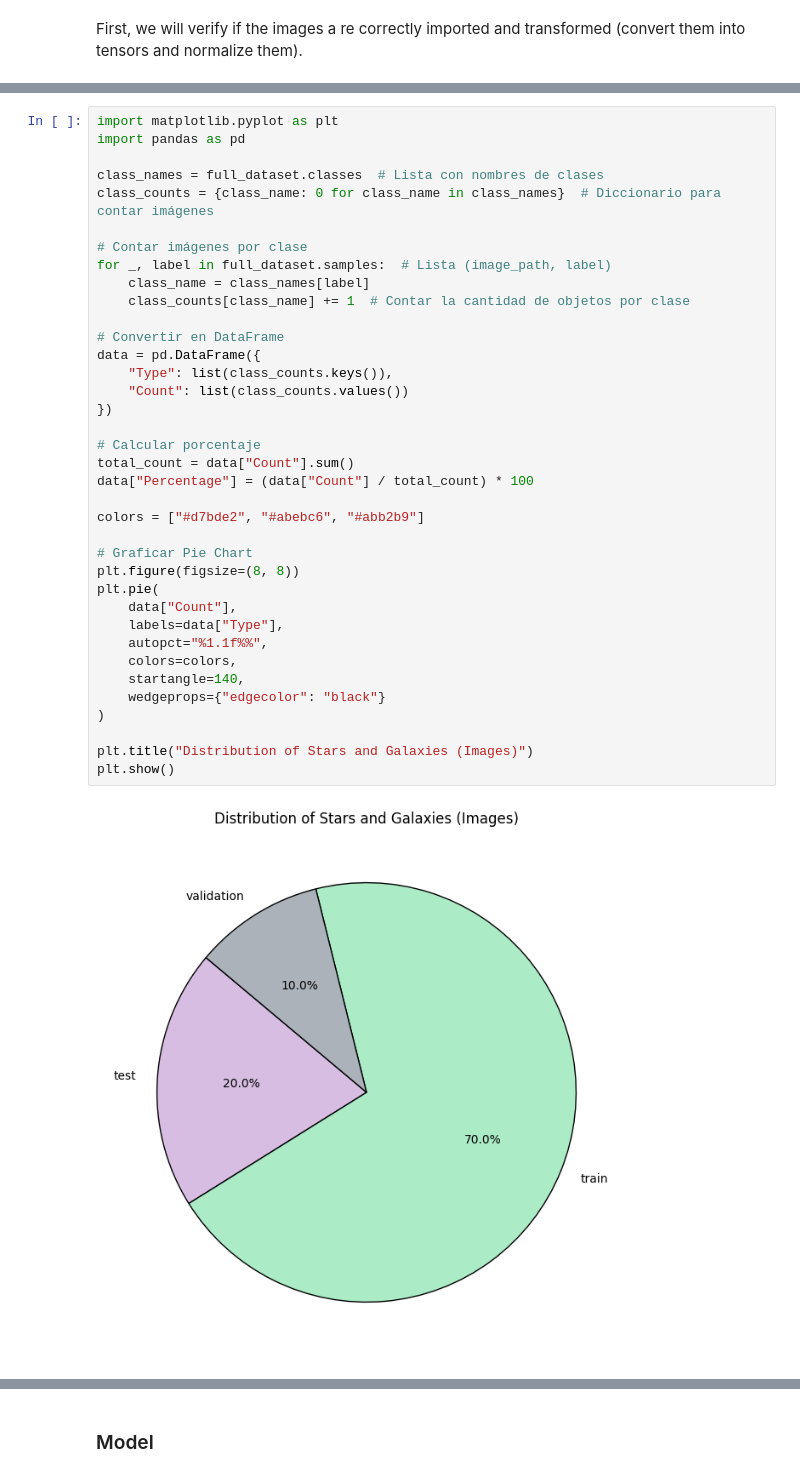
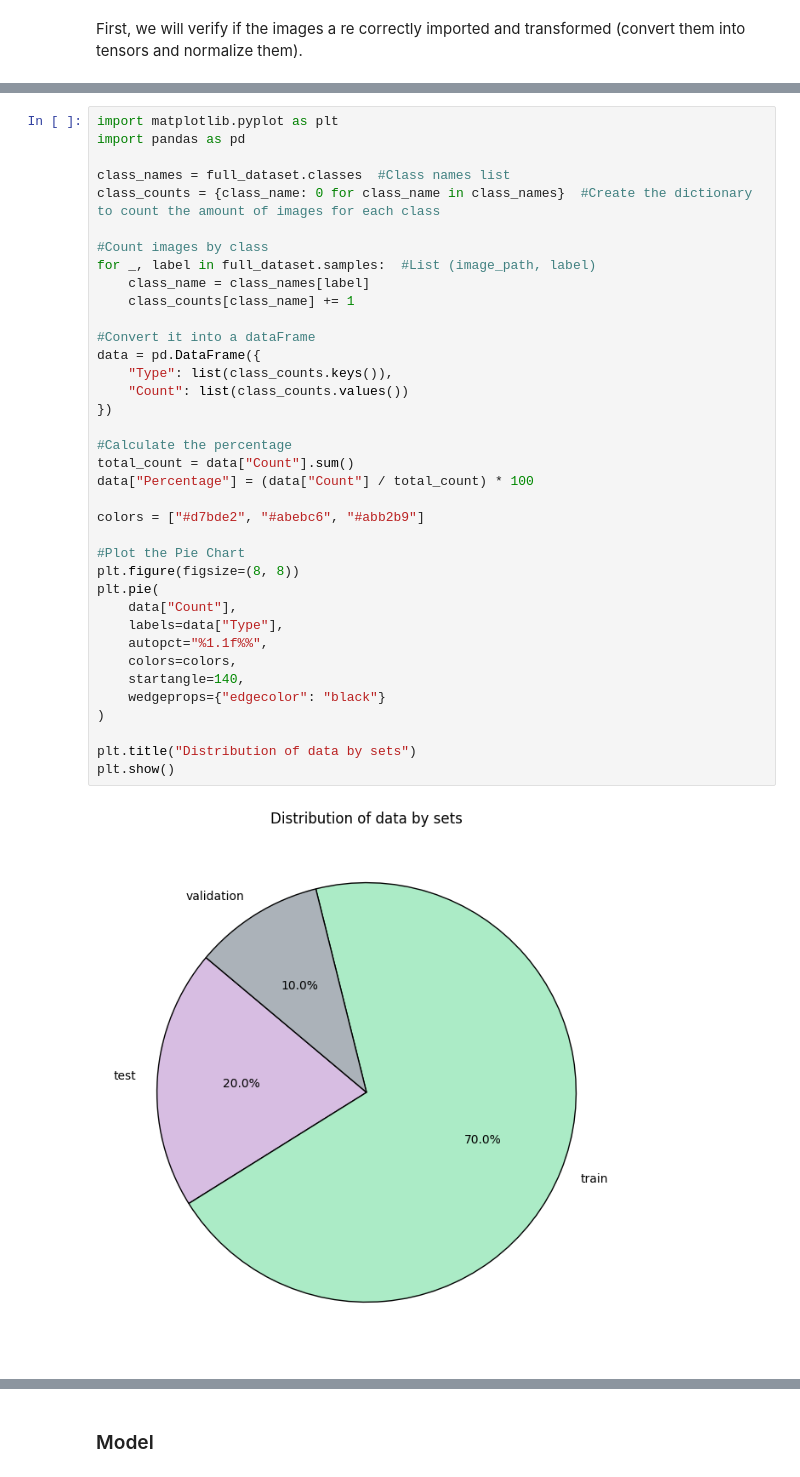
Before and after one commit to Gonzatorra/bigDataAstronomy, a Jupyter notebook: process.ipynb, the cells around one changed output, grey strips where cells are left out. Cells and saved outputs as stored; diff of their text form.

Commit message:
plots

```diff
--- a/process.ipynb
+++ b/process.ipynb
@@ -624,42 +722,42 @@ show_images(train_loader, mean, std, num_images=8)
 # %%
 import matplotlib.pyplot as plt
 import pandas as pd
 
-class_names = full_dataset.classes  # Lista con nombres de clases
-class_counts = {class_name: 0 for class_name in class_names}  # Diccionario para contar imágenes
+class_names = full_dataset.classes  #Class names list
+class_counts = {class_name: 0 for class_name in class_names}  #Create the dictionary to count the amount of images for each class
 
-# Contar imágenes por clase
-for _, label in full_dataset.samples:  # Lista (image_path, label)
+#Count images by class
+for _, label in full_dataset.samples:  #List (image_path, label)
     class_name = class_names[label]
-    class_counts[class_name] += 1  # Contar la cantidad de objetos por clase
+    class_counts[class_name] += 1
 
-# Convertir en DataFrame
+#Convert it into a dataFrame
 data = pd.DataFrame({
     "Type": list(class_counts.keys()),
     "Count": list(class_counts.values())
 })
 
-# Calcular porcentaje
+#Calculate the percentage
 total_count = data["Count"].sum()
 data["Percentage"] = (data["Count"] / total_count) * 100
 
 colors = ["#d7bde2", "#abebc6", "#abb2b9"]
 
-# Graficar Pie Chart
+#Plot the Pie Chart
 plt.figure(figsize=(8, 8))
 plt.pie(
     data["Count"],
     labels=data["Type"],
     autopct="%1.1f%%",
     colors=colors,
     startangle=140,
     wedgeprops={"edgecolor": "black"}
 )
 
-plt.title("Distribution of Stars and Galaxies (Images)")
+plt.title("Distribution of data by sets")
 plt.show()
 # %% [output]
-[figure, old version]
+[figure, new version]
 # %%
 import matplotlib.pyplot as plt
 import pandas as pd
```
Also changed, not shown: parts of 14 cells of this notebook.
